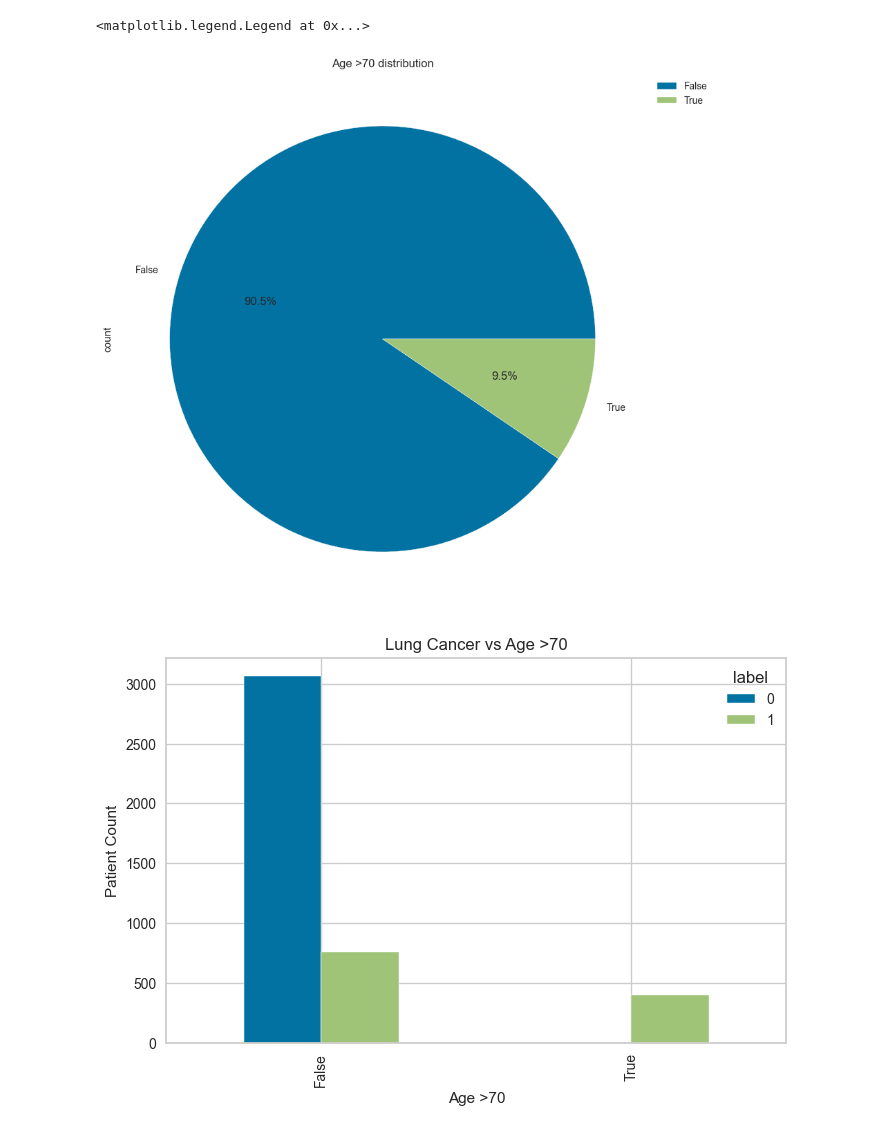
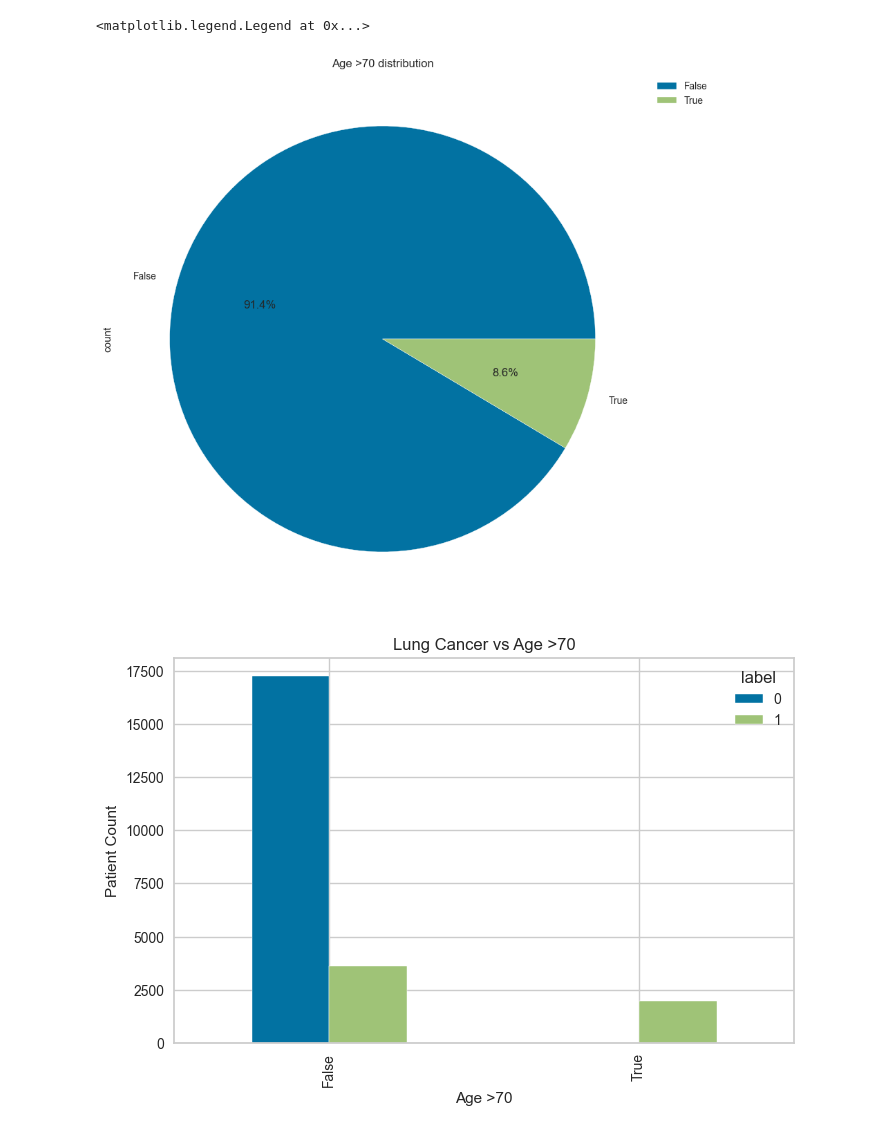
Before and after one commit to Souz0/FYP, a Jupyter notebook: Database_2.ipynb, the cells around one changed output. Drawn from its saved outputs; the diff is of its cells as text; code cells hidden in the pictures.

Commit message:
Fully complete visualisation for dataset 2

```diff
--- a/Database_2.ipynb
+++ b/Database_2.ipynb
@@ -30,7 +30,7 @@ from xgboost import XGBClassifier
 from lightgbm import LGBMClassifier
 # %%
 df = pd.read_csv(
-    "synthea-pt30k-lc-data-sel-convert.csv",
+    "synthea-pt150k-lc-data-sel-convert.csv",
     low_memory=False
 )
 # %%
@@ -403,20 +389,20 @@ Over70Plot1 = X['C-424144002_gt70'].value_counts().plot(
 Over70Plot1.legend(loc='upper left', bbox_to_anchor=(1,1))
 # %% [output]
 <matplotlib.legend.Legend at 0x...>
-[figure, old version]
+[figure, new version]
 # %%
 # Shows whether patients >70 have higher cancer prevalence
 pd.crosstab(
     X['C-424144002_gt70'],
     y
 ).plot(kind='bar', figsize=(8,5))
 
-plt.title("Lung Cancer vs Age >70")
+plt.title("Lung Cancer vs patients aged >70")
 plt.xlabel("Age >70")
 plt.ylabel("Patient Count")
 plt.show()
 # %% [output]
-[figure, old version]
+[figure, new version]
 # %%
 isMalePlot = X['C-263495000_m'].value_counts().plot(
     kind='bar',
```
Also changed, not shown: parts of 53 cells of this notebook, 2 other files.
